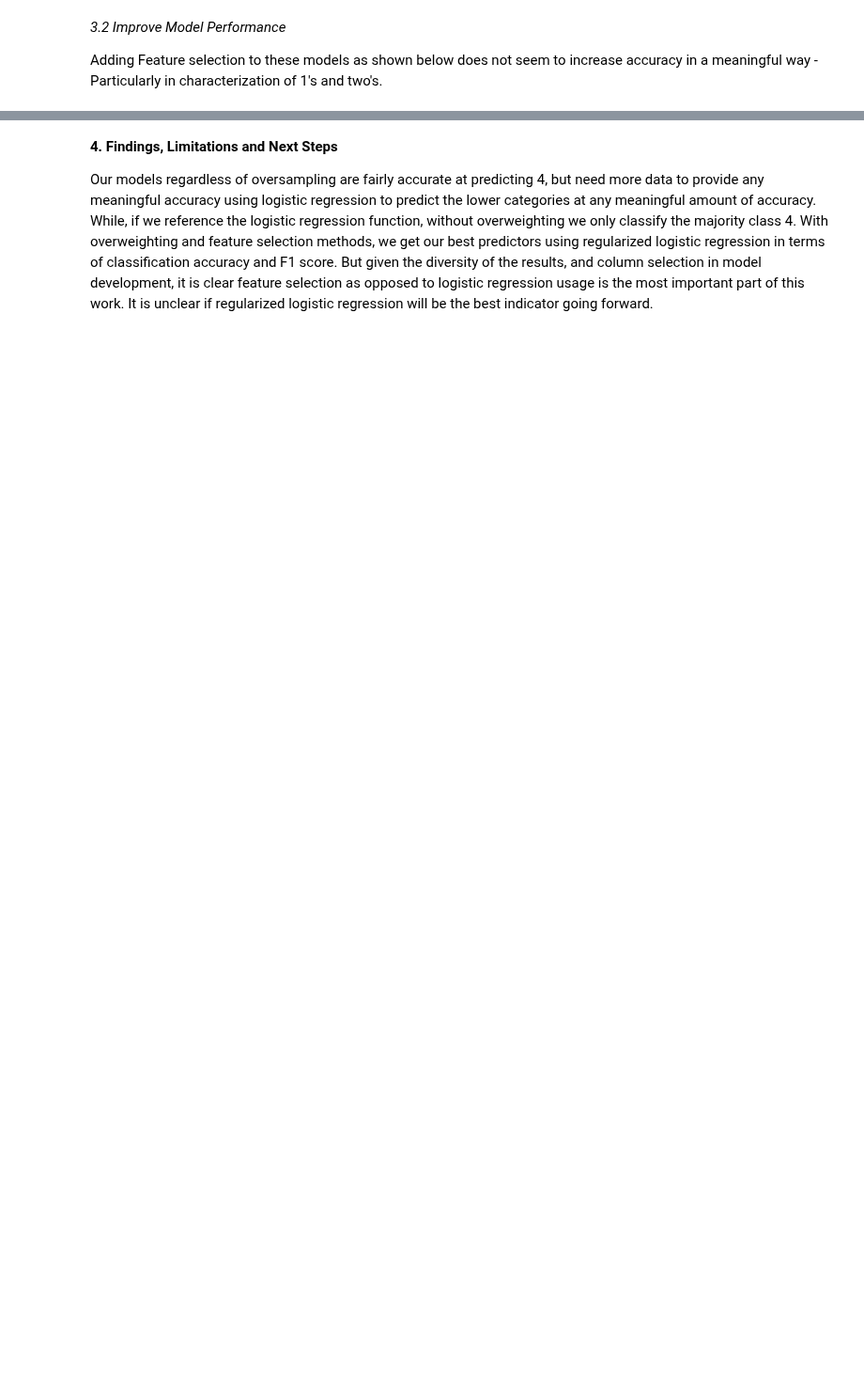
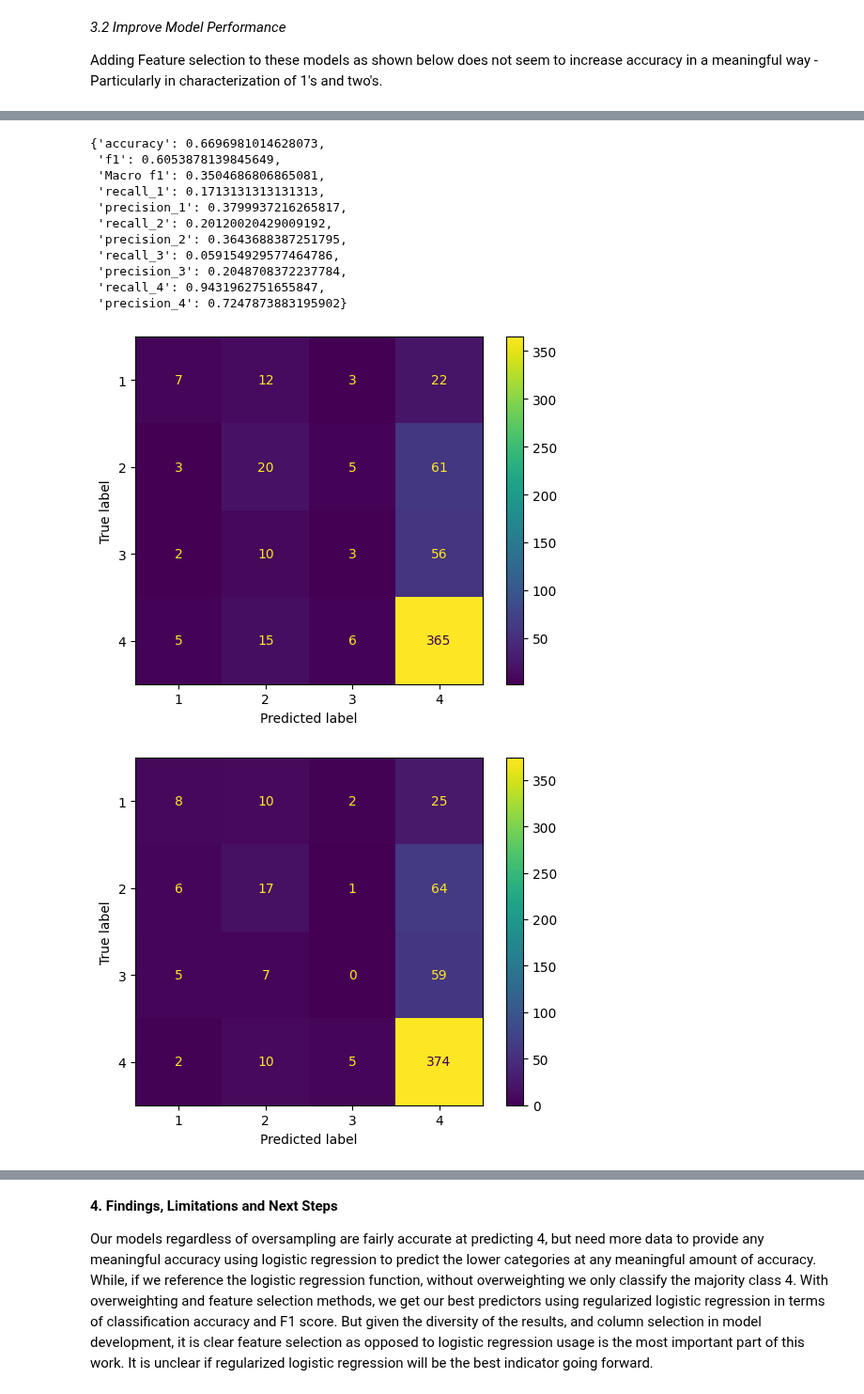
Before and after one commit to andrewjtdunn/Costa-Rican-Household-Poverty-Level-Prediction, a Jupyter notebook: ml_model_testing/Logistic Regression-final.ipynb, the cells around one changed output, grey strips where cells are left out. Shown at 94% size. Cells and saved outputs as stored; diff of their text form; code cells hidden in the pictures; blank space fills up the shorter version.

```diff
--- a/ml_model_testing/Logistic Regression-final.ipynb
+++ b/ml_model_testing/Logistic Regression-final.ipynb
@@ -30,13 +30,13 @@ from collections import Counter
 from sklearn.feature_selection import RFE
 from sklearn.ensemble import RandomForestClassifier
 from sklearn.datasets import make_classification
-current_dir = os.getcwd()
-print(os.getcwd())
+#current_dir = os.getcwd()
+#print(os.getcwd())
 #parent_dir = os.path.dirname(current_dir)
 #os.chdir(parent_dir)
 import load_data as ld
 import loops
-df, X_valid, y_valid, train_indices, valid_indices= ld.load_train_data()
+df, train_indices, valid_indices= ld.load_train_data()
 from evaluate_classification import evaluate_classification
 
 from sklearn.ensemble import RandomForestClassifier
@@ -45,8 +45,9 @@ from sklearn.ensemble import BaggingClassifier
 from sklearn.ensemble import AdaBoostClassifier
 from sklearn.model_selection import train_test_split
 from sklearn.metrics import accuracy_score
+import analyze_k
 # %% [markdown]
 **1.2 Data Cleaning**
 # %%
-df, X_valid, y_valid, train_indices, valid_indices= ld.load_train_data()
+df, train_indices, valid_indices= ld.load_train_data()
 print(train_indices)
@@ -64,7 +67,7 @@ As such we attempt to do over sampling- with random oversampling, SMOTE and ADAS
 
 This gives us a number of different datasets to work with, so we can see how oversampling can impact our models.
 # %%
-X = df.iloc[: , :-1]
+X = df.drop(columns="Target")
 y = df.loc[:, 'Target']
 
 X_train, X_valid, y_train, y_valid = train_test_split(X, y, test_size=0.2, random_state=42)
@@ -215,5 +308,13 @@ reg = RandomForestClassifier(random_state = 12,
                         max_depth = 100,
                         bootstrap = False).fit(rev_x, y_smote)
 a= X_valid.copy()
-y_pred = reg.predict(sel.transform(a))
-evaluate_classification(y_pred, y_true = y_valid, l=[1,2,3,4], cm = True)
+#y_pred = reg.predict(sel.transform(a))
+results= loops.loop_model(reg,df,train_indices,valid_indices,oversample=ld.gen_oversample_data, var_thresh=True)
+
+#bagging_classifier_rf.fit(rev_x, y_smote)
+#bc_rf_predictions = bagging_classifier_rf.predict(sel.transform(X_valid.copy()))
+#evaluate_classification(bc_rf_predictions, y_valid, l=[1,2,3,4], cm=True, return_vals=False)
+
+avg = analyze_k.average_outcome(results)
+avg
+# %% [output]
@@ -219,0 +338,13 @@ evaluate_classification(y_pred, y_true = y_valid, l=[1,2,3,4], cm = True)
+{'accuracy': 0.6696981014628073,
+ 'f1': 0.6053878139845649,
+ 'Macro f1': 0.3504686806865081,
+ 'recall_1': 0.1713131313131313,
+ 'precision_1': 0.3799937216265817,
+ 'recall_2': 0.20120020429009192,
+ 'precision_2': 0.3643688387251795,
+ 'recall_3': 0.059154929577464786,
+ 'precision_3': 0.2048708372237784,
+ 'recall_4': 0.9431962751655847,
+ 'precision_4': 0.7247873883195902}
+[figure, added]
+[figure, added]
```
Also changed, not shown: parts of 8 cells of this notebook.
